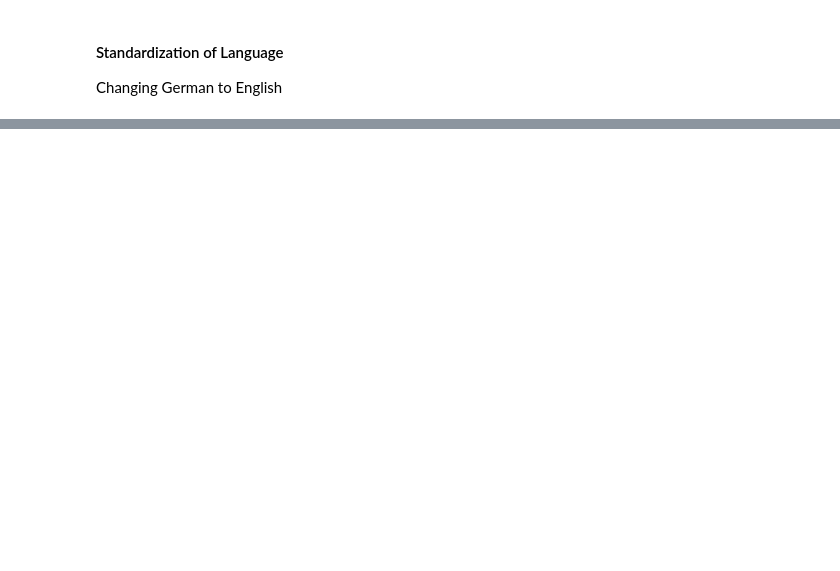
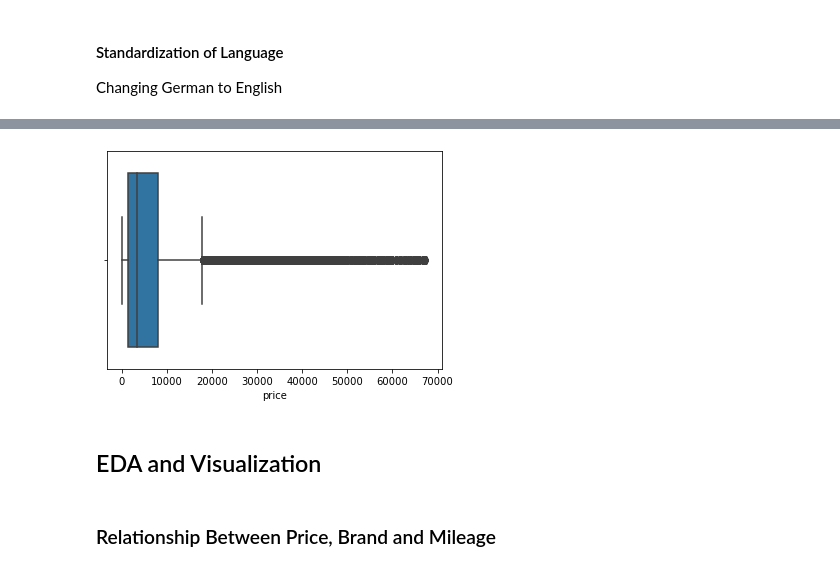
Before and after one commit to Uju-Chinedum/Used-Cars-Dataset, a Jupyter notebook: Used Cars Dataset.ipynb, the cells around one changed output, grey strips where cells are left out. Saved outputs shown, nothing was run; the diff lists cells and outputs as text; code cells hidden in the pictures; blank space fills up the shorter version.

```diff
--- a/Used Cars Dataset.ipynb
+++ b/Used Cars Dataset.ipynb
@@ -514,0 +672,10 @@ Name: year_of_registration, dtype: float64
+# %%
+sb.boxplot(x="price", data=cars_clean)
+matpy.show()
+# %% [output]
+[figure, added]
+# %% [markdown]
+<a id='analysis'></a>
+## EDA and Visualization
+# %% [markdown]
+### Relationship Between Price, Brand and Mileage
```
Also changed, not shown: parts of 60 cells of this notebook.
